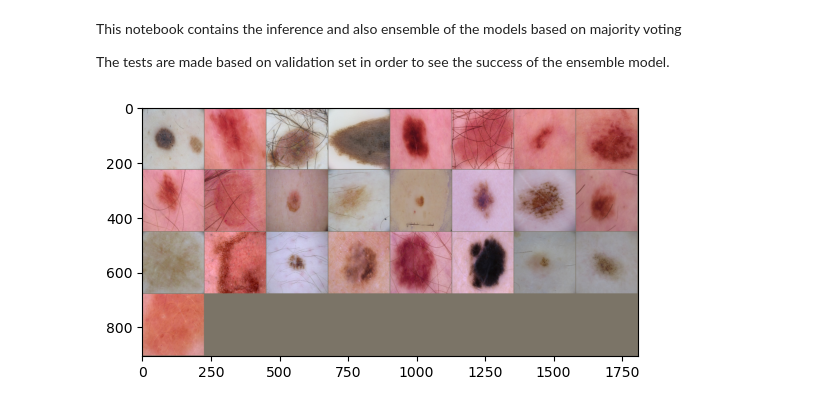
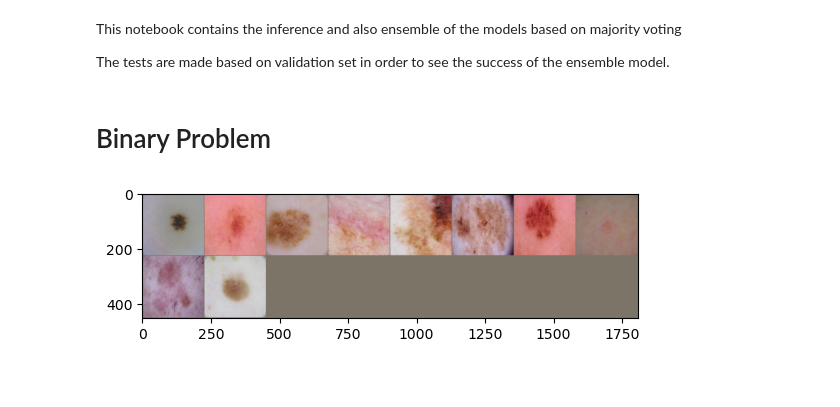
Before and after one commit to cansuyalcinn/skin-lesion-segmentation, a Jupyter notebook: notebooks/deep_learning/inference_ensemble.ipynb, the cells around one changed output. Drawn from its saved outputs; the diff is of its cells as text; code cells hidden in the pictures; blank space fills up the shorter version.

```diff
--- a/notebooks/deep_learning/inference_ensemble.ipynb
+++ b/notebooks/deep_learning/inference_ensemble.ipynb
@@ -45,20 +54,13 @@ models_path = this_path.parent.parent/'models/binary/'
 
 # device setting
 device = torch.device("cuda:0" if torch.cuda.is_available() else "cpu")
+# %% [markdown]
+# Binary Problem
 # %%
-experiment_no = 'exp15-4-4'
-network_arch = 'swin_t'
-
-experiment_path = models_path/network_arch/experiment_no
-experiment_path.mkdir(parents=True, exist_ok=True)
-
 cfg = {
     'data': {
-        'exp_name' : network_arch + '/' + experiment_no,
         'data_dir' : binary_data,
-        'chkpt_path' : experiment_path,
-        'best_model_path' : experiment_path/"best_model.pt",
-        'tensorboard_path' : models_path/'tensorboard/',
+        'tensorboard_path' : models_path_binary/'tensorboard/',
         },
     'train': {
         'epochs' : 70,
@@ -75,10 +77,16 @@ cfg = {
         'es_delta': 0.02,
         'cuda': 'cuda:0',
         },
+
     'val': {
         'batch_size' : 25,
         'num_workers' : 2,
-        }
+        },
+
+    'test': {
+        'batch_size' : 10,
+        'num_workers' : 2,
+        },
 }
 # %%
 data_transforms = {
@@ -97,13 +105,16 @@ data_transforms = {
         transforms.ToTensor(),
         transforms.Normalize([0.485, 0.456, 0.406], [0.229, 0.224, 0.225])
     ]),
+    'test': transforms.Compose([
+        transforms.ToTensor(),
+        transforms.Normalize([0.485, 0.456, 0.406], [0.229, 0.224, 0.225])
+    ])
 }
 
+datasets = {x: datasets.ImageFolder(os.path.join(cfg['data']['data_dir'], x), transform=data_transforms[x])
+            for x in ['train', 'val', 'test']}
 
-datasets = {x: datasets.ImageFolder(os.path.join(cfg['data']['data_dir'], x), transform=data_transforms[x])
-            for x in ['train', 'val']}
-
-dataset_sizes = {x: len(datasets[x]) for x in ['train', 'val']}
+dataset_sizes = {x: len(datasets[x]) for x in ['train', 'val', 'test']}
 
 class_names = datasets['train'].classes
 
@@ -111,33 +122,36 @@ device = torch.device(cfg['train']['cuda'] if torch.cuda.is_available() else "cp
 # %%
 dataloaders = {
         'val': DataLoader(
             datasets['val'], batch_size=cfg['val']['batch_size'],
             num_workers=cfg['val']['num_workers'], drop_last=True),
         'train': DataLoader(
             datasets['train'], batch_size=cfg['train']['batch_size'],
-            shuffle=True, num_workers=cfg['val']['num_workers'], drop_last=True)
+            shuffle=True, num_workers=cfg['val']['num_workers'], drop_last=True),
+        'test': DataLoader(
+            datasets['test'], batch_size=cfg['test']['batch_size'],
+            shuffle=False, num_workers=cfg['test']['num_workers'], drop_last=False)
     }
 
 #show the validation images
 def imshow(inp, title=None):
     """Imshow for Tensor."""
     inp = inp.numpy().transpose((1, 2, 0))
     mean = np.array([0.485, 0.456, 0.406])
     std = np.array([0.229, 0.224, 0.225])
     inp = std * inp + mean
     inp = np.clip(inp, 0, 1)
     plt.imshow(inp)
     if title is not None:
         plt.title(title)
     plt.pause(0.001)  # pause a bit so that plots are updated
 
 # Get a batch of training data
-inputs, classes = next(iter(dataloaders['val']))
+inputs, classes = next(iter(dataloaders['test']))
 
 # Make a grid from batch
 out = torchvision.utils.make_grid(inputs)
 
 imshow(out, title=None)
 # %% [output]
-[figure, old version]
+[figure, new version]
 # %%
```
Also changed, not shown: parts of 25 cells of this notebook, 5 other files.
